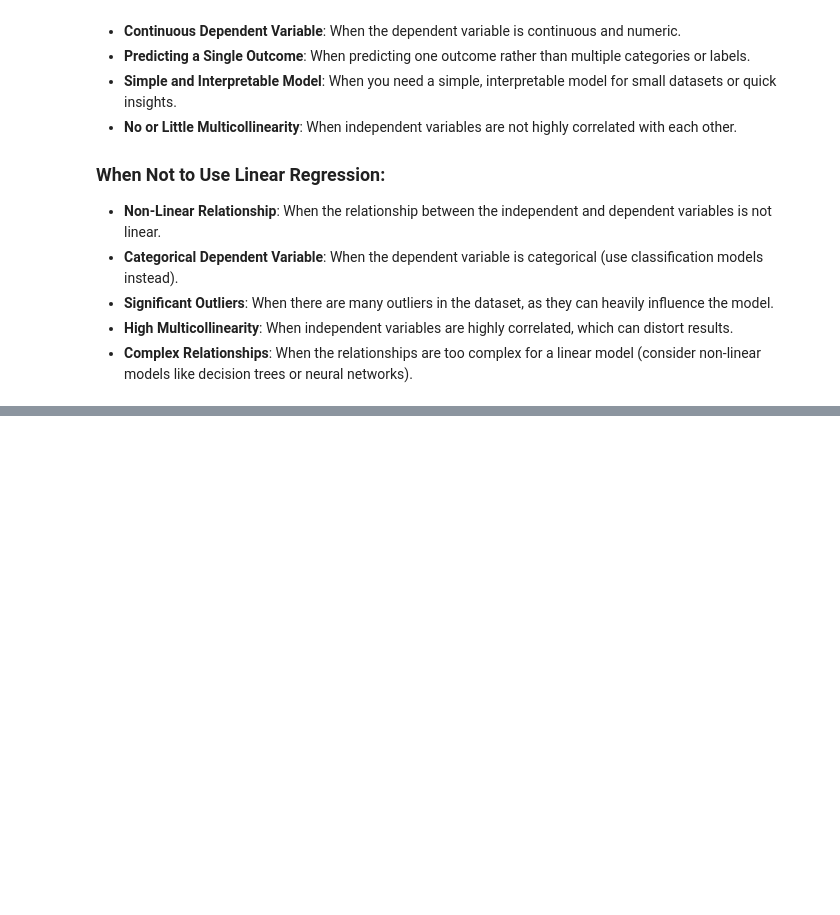
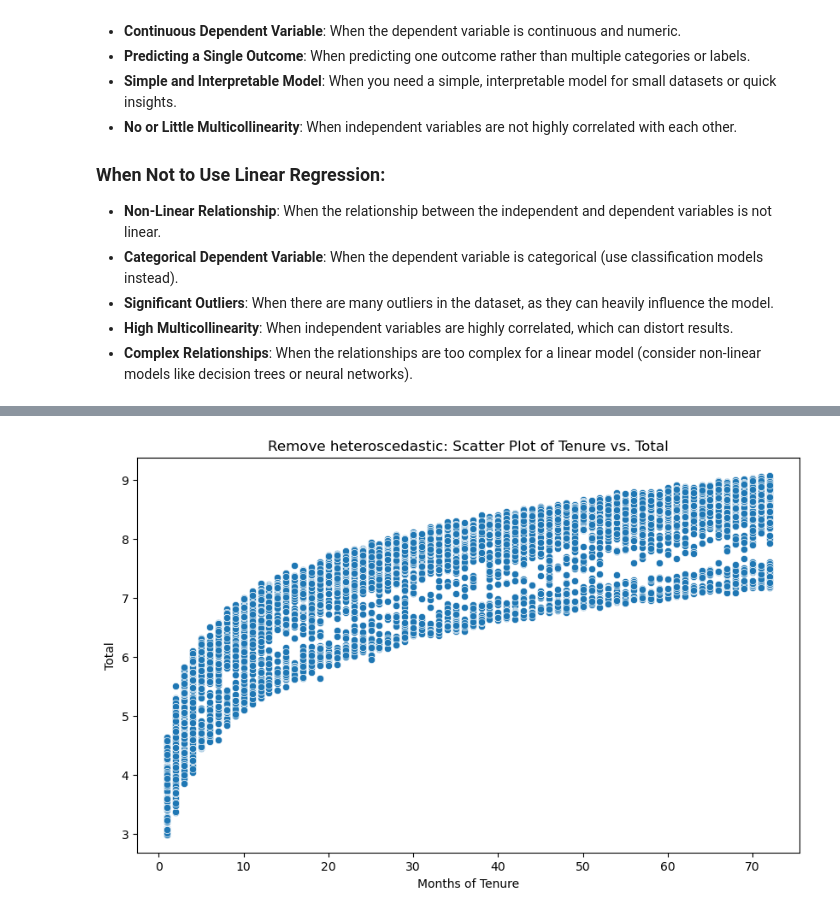
Before and after one commit to lennox55555/AI-Alignment-Technical-Research, a Jupyter notebook: Interpretable ML/InterpretableML.ipynb, the cells around one changed output, grey strips where cells are left out. Cells and saved outputs as stored; diff of their text form; code cells hidden in the pictures; blank space fills up the shorter version.

```diff
--- a/Interpretable ML/InterpretableML.ipynb
+++ b/Interpretable ML/InterpretableML.ipynb
@@ -341,0 +296,3 @@ Root Mean Squared Error: 6.870528401375977
+# %%
+df['Log_Total'] = np.log(df['TotalCharges'] + 1)
+df['Log_Total']
@@ -341,0 +312,10 @@ Root Mean Squared Error: 6.870528401375977
+# %%
+df_cleaned = df.dropna(subset=['tenure', 'Log_Total'])
+plt.figure(figsize=(10,6))
+sns.scatterplot(x='tenure', y='Log_Total', data=df_cleaned)
+plt.title('Remove heteroscedastic: Scatter Plot of Tenure vs. Total')
+plt.xlabel('Months of Tenure')
+plt.ylabel('Total')
+plt.show()
+# %% [output]
+[figure, added]
```
Also changed, not shown: parts of 27 cells of this notebook.
